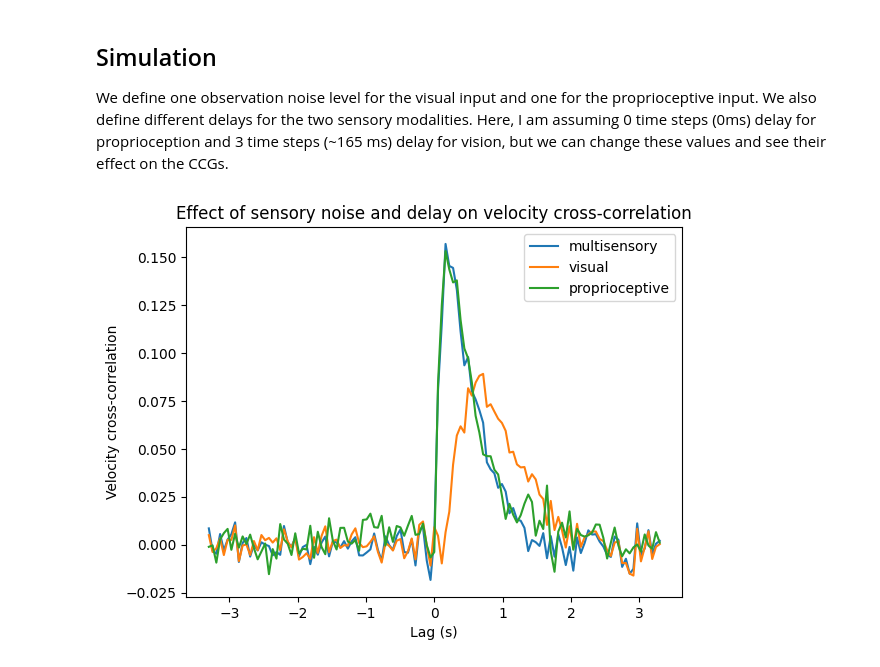
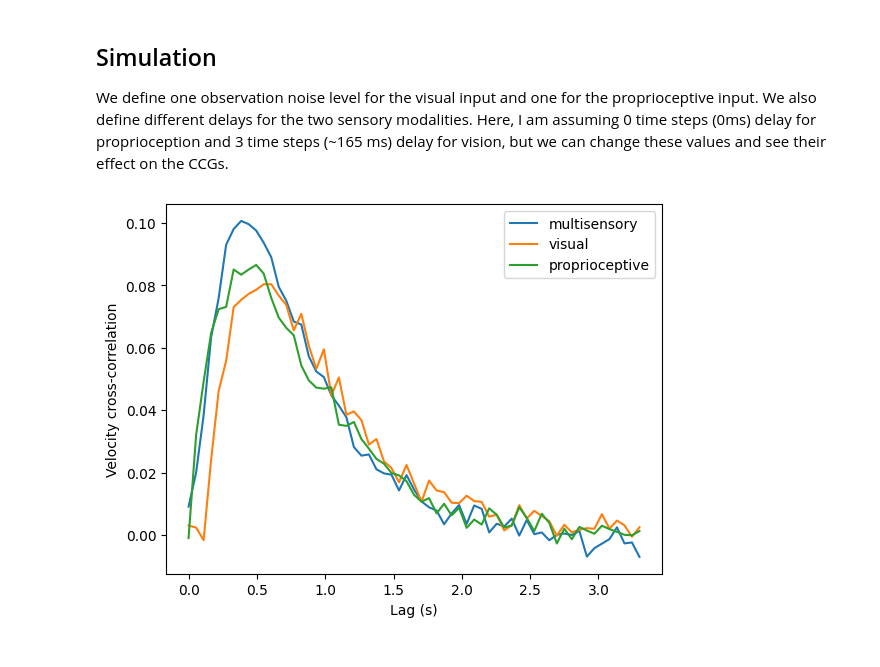
Before and after one commit to dominikstrb/cpp-proprioception, a Jupyter notebook: DelayModel.ipynb, the cells around one changed output. Saved outputs shown, nothing was run; the diff lists cells and outputs as text; code cells hidden in the pictures.

Commit message:
Clean up plot of delay model

```diff
--- a/DelayModel.ipynb
+++ b/DelayModel.ipynb
@@ -50,37 +52,39 @@ def multisensory_delay_system(A, B, F, V, Ws, Q, R, delays=[0, 1], T=500):
 
 We define one observation noise level for the visual input and one for the proprioceptive input. We also define different delays for the two sensory modalities. Here, I am assuming 0 time steps (0ms) delay for proprioception and 3 time steps (~165 ms) delay for vision, but we can change these values and see their effect on the CCGs.
 # %%
-sigma_proprioceptive = 3.
+sigma_proprioceptive = 10.
 sigma_visual = 10.
 
 W_proprioceptive = jnp.diag(jnp.array([sigma_proprioceptive]))
 W_visual = jnp.diag(jnp.array([sigma_visual]))
 
 delay_proprioceptive = 0
-delay_visual = 3
+delay_visual = 2
 
 model_multisensory = multisensory_delay_system(A, B, F, V, [W_proprioceptive, W_visual], Q, R, delays=[delay_proprioceptive, delay_visual], T=500)
 model_visual = multisensory_delay_system(A, B, F, V, [W_visual], Q, R, delays=[delay_visual], T=500)
 model_proprioceptive = multisensory_delay_system(A, B, F, V, [W_proprioceptive], Q, R, delays=[delay_proprioceptive], T=500)
 
 models = {
         "multisensory": model_multisensory,
         "visual": model_visual,
         "proprioceptive": model_proprioceptive,
     }
 
+key = random.PRNGKey(12398)
+
 for name, model in models.items():
-    x = model.simulate(rng_key=random.PRNGKey(0), n=20)
+    key, subkey = random.split(key)
+    x = model.simulate(rng_key=subkey, n=100)
     vels = jnp.diff(x, axis=-2)
 
     lags, correls = xcorr(vels[..., 1], vels[..., 0], maxlags=60)
 
-    plt.plot(lags * dt, correls.mean(axis=0), label=name)
+    plt.plot(lags[60:] * dt, correls.mean(axis=0)[60:], label=name)
 
 plt.xlabel("Lag (s)")
 plt.ylabel("Velocity cross-correlation")
-plt.title("Effect of sensory noise and delay on velocity cross-correlation")
 plt.legend()
 plt.show()
 # %% [output]
-[figure, old version]
+[figure, new version]
```
Also changed, not shown: parts of 1 cell of this notebook.
